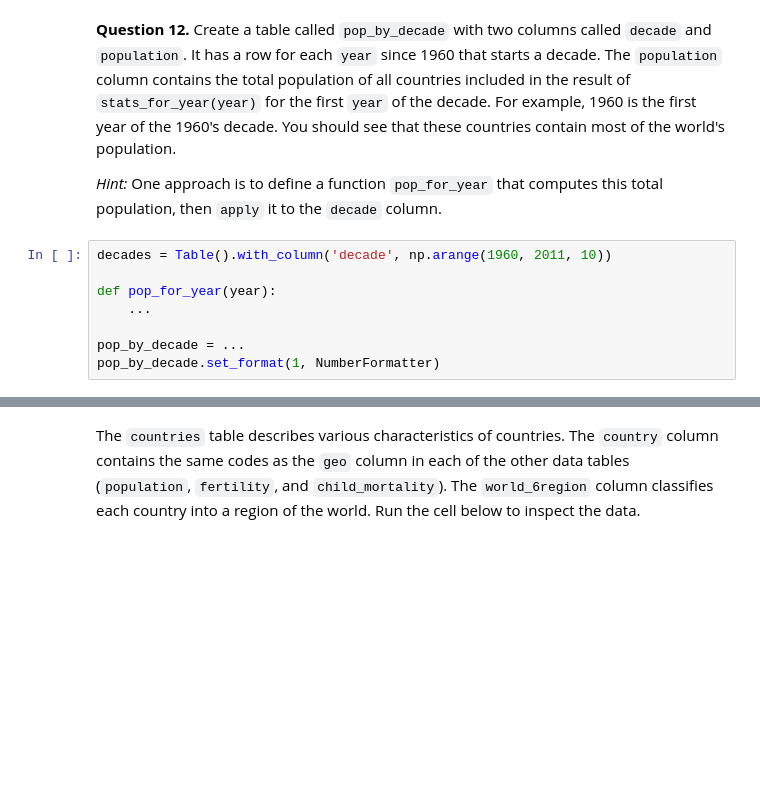
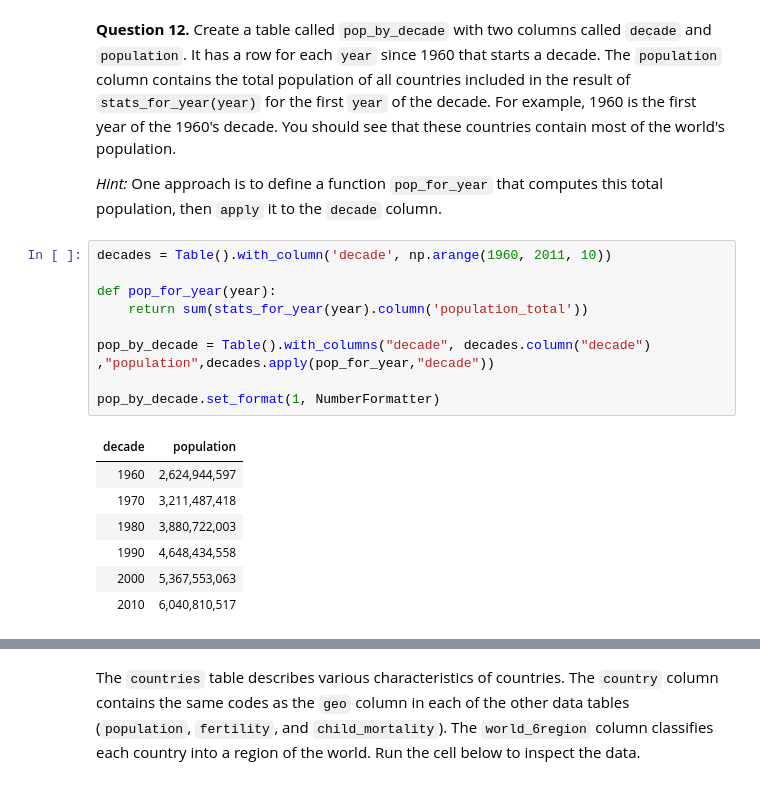
Before and after one commit to ferpart/data_science, a Jupyter notebook: projects/project1/project1.ipynb, the cells around one changed output, grey strips where cells are left out. Saved outputs shown, nothing was run; the diff lists cells and outputs as text; blank space fills up the shorter version.

```diff
--- a/projects/project1/project1.ipynb
+++ b/projects/project1/project1.ipynb
@@ -310,10 +368,19 @@ _ = ok.grade('q1_11')
 # %%
 decades = Table().with_column('decade', np.arange(1960, 2011, 10))
 
 def pop_for_year(year):
-    ...
+    return sum(stats_for_year(year).column('population_total'))
 
-pop_by_decade = ...
+pop_by_decade = Table().with_columns("decade", decades.column("decade") ,"population",decades.apply(pop_for_year,"decade"))
+
 pop_by_decade.set_format(1, NumberFormatter)
+# %% [output]
+| decade | population |
+| 1960 | 2,624,944,597 |
+| 1970 | 3,211,487,418 |
+| 1980 | 3,880,722,003 |
+| 1990 | 4,648,434,558 |
+| 2000 | 5,367,553,063 |
+| 2010 | 6,040,810,517 |
 # %%
 _ = ok.grade('q1_12')
```
Also changed, not shown: parts of 17 cells of this notebook.
